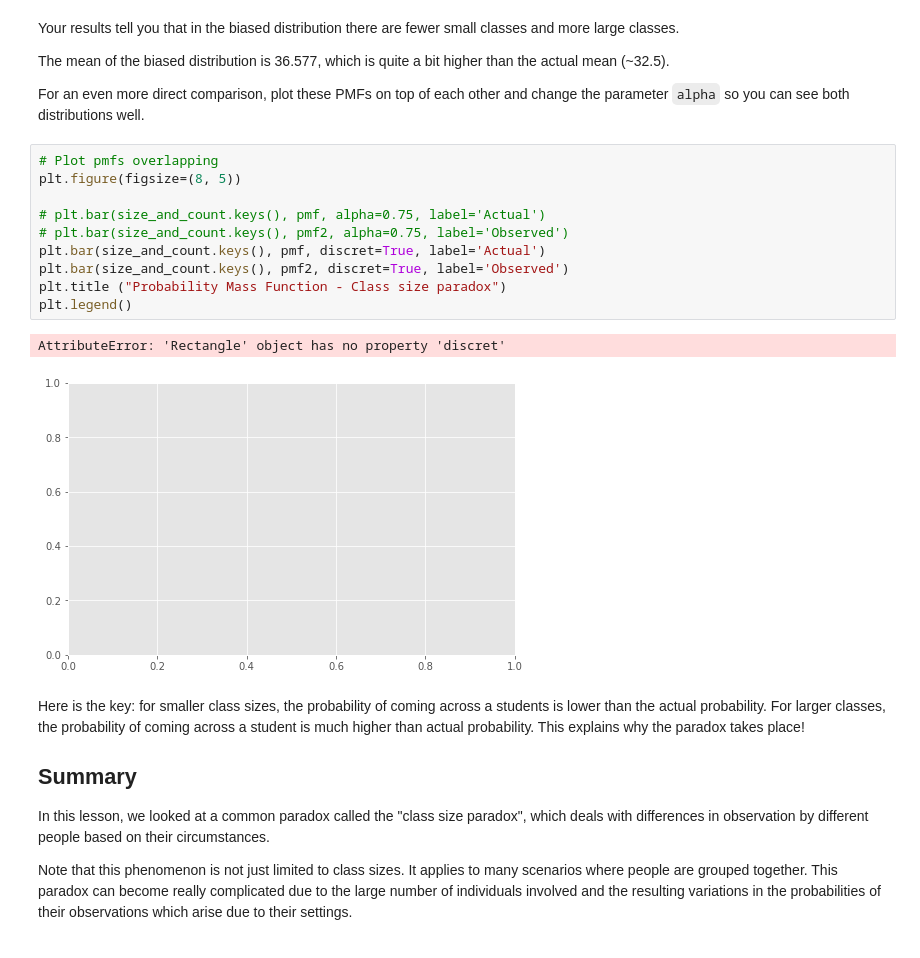
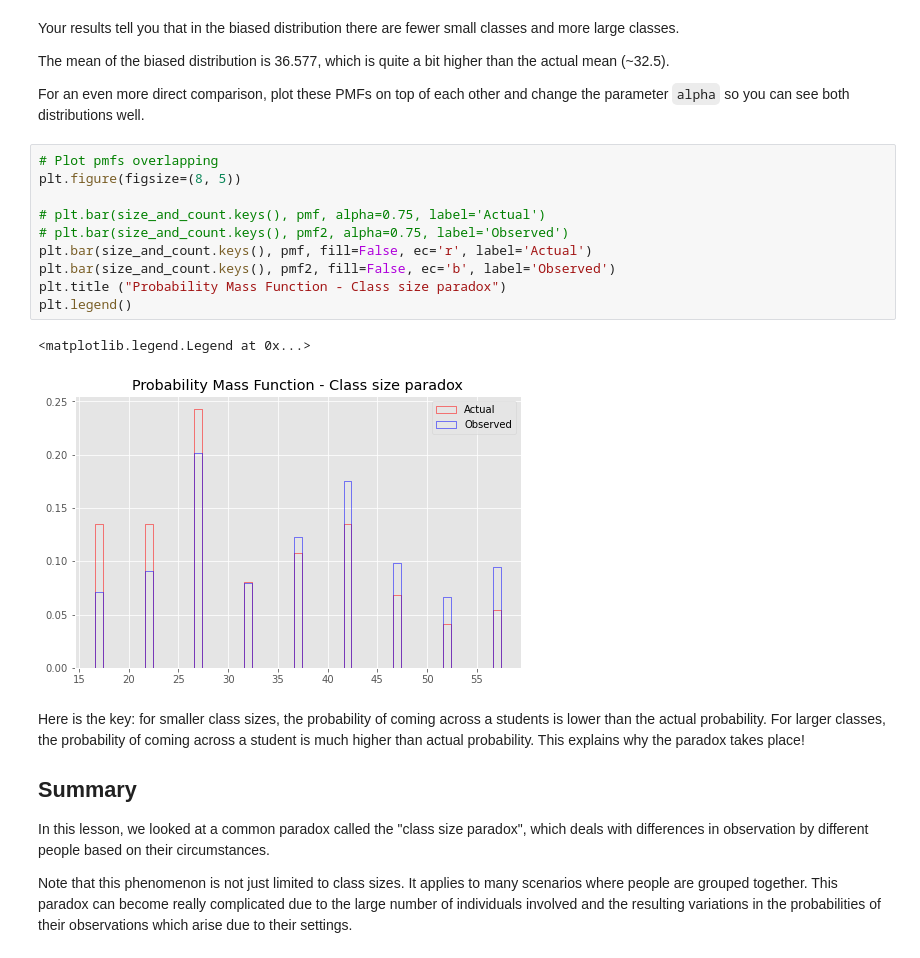
Before and after one commit to ghcn345/dsc-probability-mass-function-lab, a Jupyter notebook: index.ipynb, the cells around one changed output. Saved outputs shown, nothing was run; the diff lists cells and outputs as text.

```diff
--- a/index.ipynb
+++ b/index.ipynb
@@ -183,16 +183,16 @@ For an even more direct comparison, plot these PMFs on top of each other and cha
 # %%
 # Plot pmfs overlapping
 plt.figure(figsize=(8, 5))
 
 # plt.bar(size_and_count.keys(), pmf, alpha=0.75, label='Actual')
 # plt.bar(size_and_count.keys(), pmf2, alpha=0.75, label='Observed')
-plt.bar(size_and_count.keys(), pmf, discret=True, label='Actual')
-plt.bar(size_and_count.keys(), pmf2, discret=True, label='Observed')
+plt.bar(size_and_count.keys(), pmf, fill=False, ec='r', label='Actual')
+plt.bar(size_and_count.keys(), pmf2, fill=False, ec='b', label='Observed')
 plt.title ("Probability Mass Function - Class size paradox")
 plt.legend()
 # %% [output]
-AttributeError: 'Rectangle' object has no property 'discret'
+<matplotlib.legend.Legend at 0x...>
-[figure, old version]
+[figure, new version]
 # %% [markdown]
 Here is the key: for smaller class sizes, the probability of coming across a students is lower than the actual probability. For larger classes, the probability of coming across a student is much higher than actual probability. This explains why the paradox takes place!
 
```
